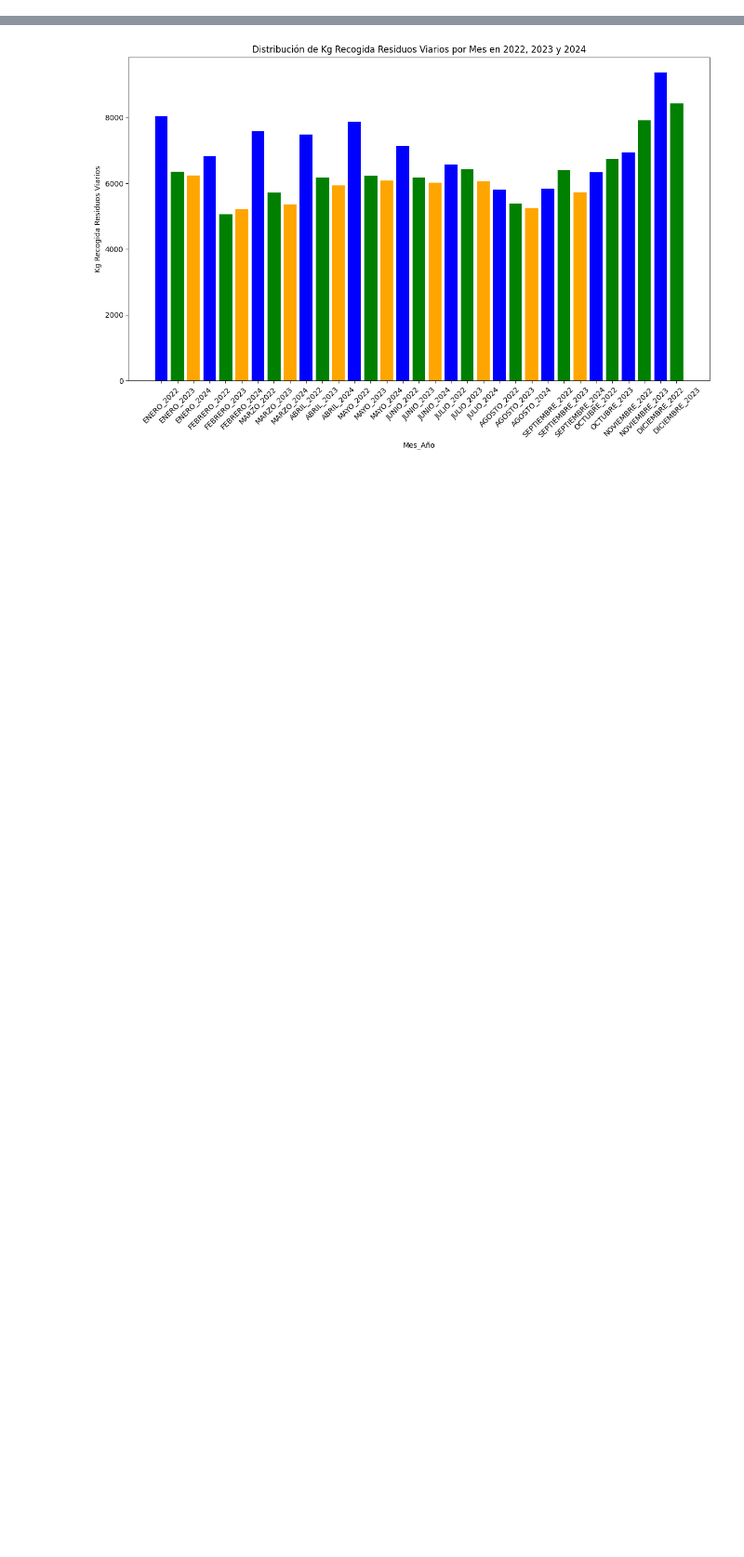
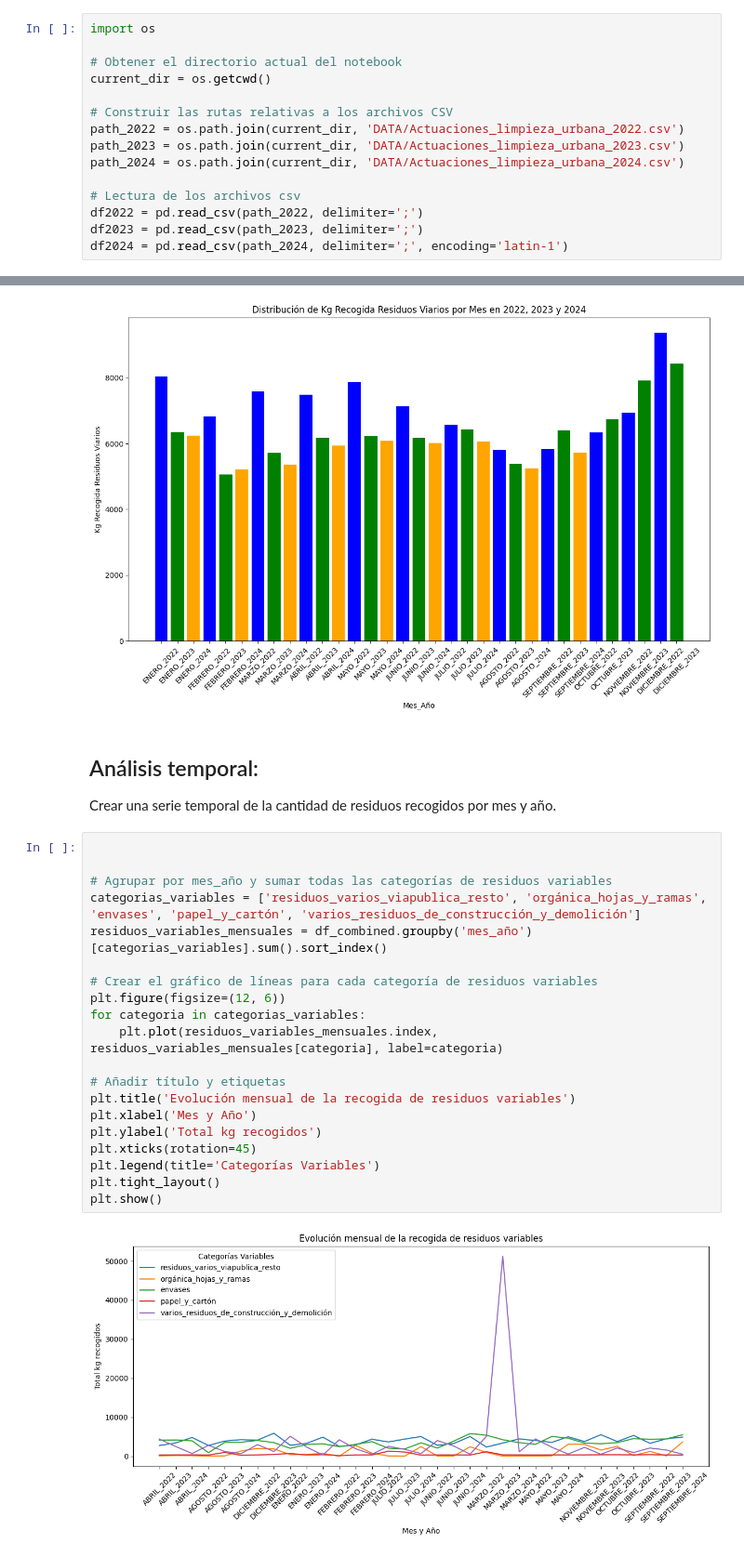
Before and after one commit to borcdc/proyecto_final_smartwaste, a Jupyter notebook: ProyectoFinal_SmartWaste.ipynb, the cells around one changed output, grey strips where cells are left out. Shown at 93% size. Cells and saved outputs as stored; diff of their text form; blank space fills up the shorter version.

```diff
--- a/ProyectoFinal_SmartWaste.ipynb
+++ b/ProyectoFinal_SmartWaste.ipynb
@@ -17,3 +11,18 @@ df2024 = pd.read_csv('/Users/jaquelinedicroce/Desktop/Bootcamp/proyecto_final_sm
+# %%
+import os
+
+# Obtener el directorio actual del notebook
+current_dir = os.getcwd()
+
+# Construir las rutas relativas a los archivos CSV
+path_2022 = os.path.join(current_dir, 'DATA/Actuaciones_limpieza_urbana_2022.csv')
+path_2023 = os.path.join(current_dir, 'DATA/Actuaciones_limpieza_urbana_2023.csv')
+path_2024 = os.path.join(current_dir, 'DATA/Actuaciones_limpieza_urbana_2024.csv')
+
+# Lectura de los archivos csv
+df2022 = pd.read_csv(path_2022, delimiter=';')
+df2023 = pd.read_csv(path_2023, delimiter=';')
+df2024 = pd.read_csv(path_2024, delimiter=';', encoding='latin-1')
 # %%
 # Añadir columna de año
 df2022['Año'] = '2022'
@@ -336,3 +345,28 @@ plt.tight_layout()
 plt.show()
 # %% [output]
 [figure]
+# %% [markdown]
+## Análisis temporal:
+Crear una serie temporal de la cantidad de residuos recogidos por mes y año.
+# %%
+
+
+# Agrupar por mes_año y sumar todas las categorías de residuos variables
+categorias_variables = ['residuos_varios_viapublica_resto', 'orgánica_hojas_y_ramas', 'envases', 'papel_y_cartón', 'varios_residuos_de_construcción_y_demolición']
+residuos_variables_mensuales = df_combined.groupby('mes_año')[categorias_variables].sum().sort_index()
+
+# Crear el gráfico de líneas para cada categoría de residuos variables
+plt.figure(figsize=(12, 6))
+for categoria in categorias_variables:
+    plt.plot(residuos_variables_mensuales.index, residuos_variables_mensuales[categoria], label=categoria)
+
+# Añadir título y etiquetas
+plt.title('Evolución mensual de la recogida de residuos variables')
+plt.xlabel('Mes y Año')
+plt.ylabel('Total kg recogidos')
+plt.xticks(rotation=45)
+plt.legend(title='Categorías Variables')
+plt.tight_layout()
+plt.show()
+# %% [output]
+[figure, added]
```
Also changed, not shown: parts of 8 cells of this notebook.
